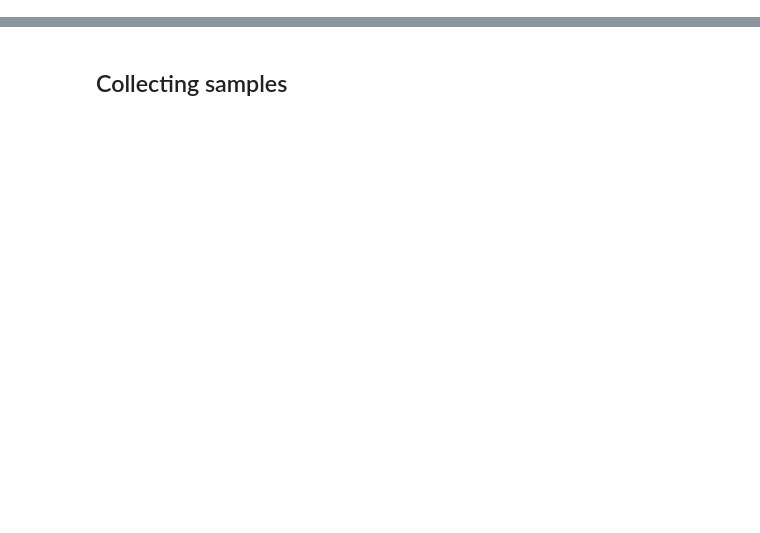
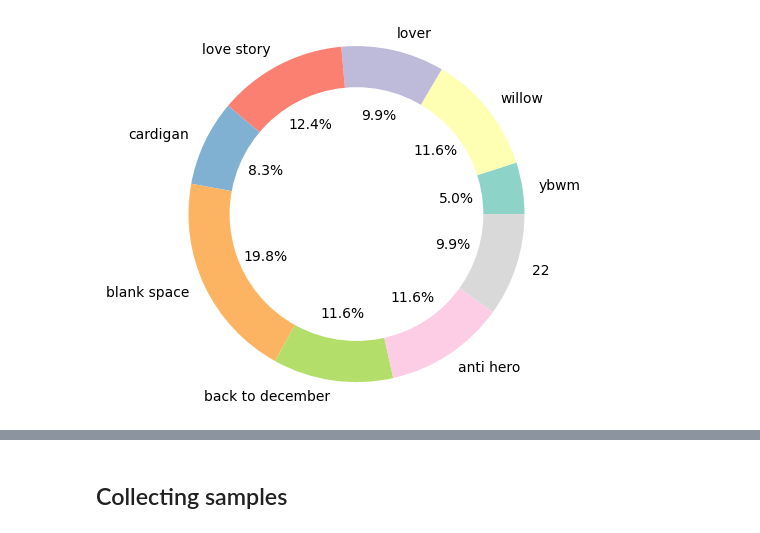
Before and after one commit to SAint7579/Orpheus_ai, a Jupyter notebook: Retraining Pipeline/collect_valid_samples.ipynb, the cells around one changed output, grey strips where cells are left out. Saved outputs shown, nothing was run; the diff lists cells and outputs as text; code cells hidden in the pictures; blank space fills up the shorter version.

```diff
--- a/Retraining Pipeline/collect_valid_samples.ipynb
+++ b/Retraining Pipeline/collect_valid_samples.ipynb
@@ -25,0 +64,30 @@ ahan_dataset = ahan_dataset[~ahan_dataset['name'].str.contains('\+')]
+# %%
+## Count the number of names in each dataset
+percentage = ahan_dataset[ahan_dataset['name']!='delicate']['name'].value_counts()/len(ahan_dataset[ahan_dataset['name']!='delicate'])
+percentage = pd.DataFrame(percentage).reset_index()
+percentage.columns = ['Name', 'Percentage']
+## Order reverse alphabetically
+percentage = percentage.sort_values(by='Name', ascending=False)
+
+# ## Plot a dount chart
+# fig, ax = plt.subplots()
+
+# Set a light color palette
+colors = sns.color_palette('Set3')[0:len(percentage['Name'])]
+
+explode = (0, 0, 0, 0, 0, 0, 0, 0, 0)  # explode a slice if required
+
+plt.pie(percentage['Percentage'], labels=percentage['Name'], explode=explode, colors=colors,
+        autopct='%1.1f%%')
+
+#draw a circle at the center of pie to make it look like a donut
+centre_circle = plt.Circle((0,0),0.75,color='white', fc='white',linewidth=1.25)
+fig = plt.gcf()
+fig.gca().add_artist(centre_circle)
+
+
+# Set aspect ratio to be equal so that pie is drawn as a circle.
+plt.axis('equal')
+plt.show()
+# %% [output]
+[figure, added]
```
Also changed, not shown: parts of 12 cells of this notebook.
